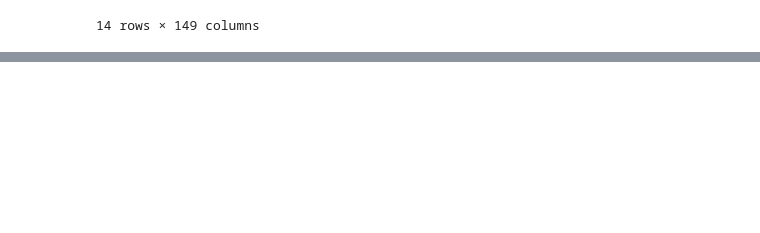
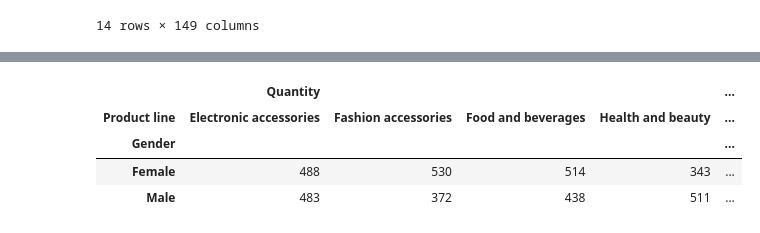
Before and after one commit to fede3mmanuel/DataAnalysis, a Jupyter notebook: Example.ipynb, the cells around one changed output, grey strips where cells are left out. Cells and saved outputs as stored; diff of their text form; code cells hidden in the pictures; blank space fills up the shorter version.

```diff
--- a/Example.ipynb
+++ b/Example.ipynb
@@ -43,0 +80,9 @@ df_gdp.pivot(index="year", columns="country", values="gdppc")
+# %%
+#Make a pivot tables that says how much male and female spend on each category
+df_sales.pivot_table(index='Gender',columns='Product line', values=["Quantity", "Total"], aggfunc='sum')
+# %% [output]
+|  | Quantity |  |  |  | ... |
+| Product line | Electronic accessories | Fashion accessories | Food and beverages | Health and beauty | ... |
+| Gender |  |  |  |  | ... |
+| Female | 488 | 530 | 514 | 343 | ... |
+| Male | 483 | 372 | 438 | 511 | ... |
```
Also changed, not shown: parts of 4 cells of this notebook, 1 other file.
